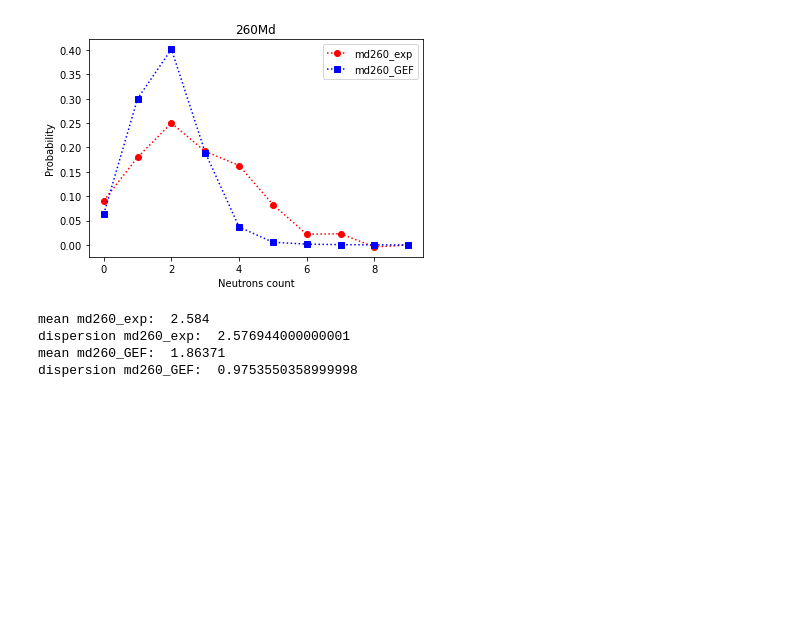
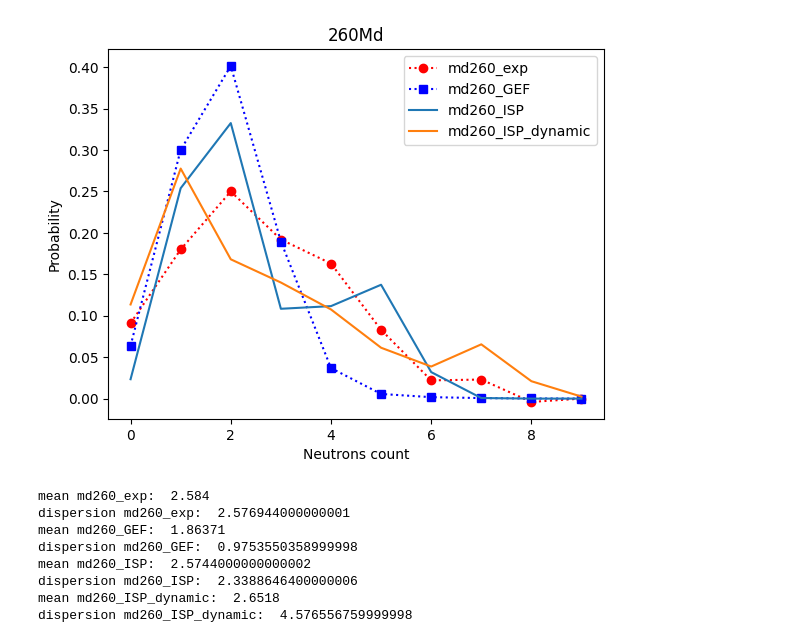
Before and after one commit to siberianisaev/NeutronBarrel, a Jupyter notebook: Python/KStest.ipynb, the cells around one changed output. Drawn from its saved outputs; the diff is of its cells as text; code cells hidden in the pictures; blank space fills up the shorter version.

```diff
--- a/Python/KStest.ipynb
+++ b/Python/KStest.ipynb
@@ -503,36 +519,58 @@ md260_GEF  = np.array([0.06377,
 md260_ISP  = np.array(
     [
         0.0234,
         0.2539,
         0.3325,
         0.1084,
         0.1116,
         0.1374,
         0.032,
         7e-4,
+        0,
         0
+    ]
+)
+md260_ISP_dynamic  = np.array(
+    [
+        0.1136,
+        0.2776,
+        0.1681,
+        0.1401,
+        0.1076,
+        0.0614,
+        0.0387,
+        0.0655,
+        0.0210,
+        0.0024
     ]
 )
 
 xx = list(range(0, 10))
 plt.plot(xx,md260_exp,'ro:',label='md260_exp')
 plt.plot(xx,md260_GEF,'bs:',label='md260_GEF') # 1.86+/-0.04 ; std 0.987
-plt.plot(xx,md260_ISP,label='md260_ISP') #
+plt.plot(xx,md260_ISP,label='md260_ISP')
+plt.plot(xx,md260_ISP_dynamic,label='md260_ISP_dynamic')
 plt.legend()
 plt.title('260Md')
 plt.xlabel('Neutrons count')
 plt.ylabel('Probability')
 plt.show()
 
 print("mean md260_exp: ", mean_from(md260_exp))
 print("dispersion md260_exp: ", dispersion_from(md260_exp))
 print("mean md260_GEF: ", mean_from(md260_GEF))
 print("dispersion md260_GEF: ", dispersion_from(md260_GEF))
 print("mean md260_ISP: ", mean_from(md260_ISP))
 print("dispersion md260_ISP: ", dispersion_from(md260_ISP))
+print("mean md260_ISP_dynamic: ", mean_from(md260_ISP_dynamic))
+print("dispersion md260_ISP_dynamic: ", dispersion_from(md260_ISP_dynamic))
 # %% [output]
-[figure, old version]
+[figure, new version]
 mean md260_exp:  2.584
 dispersion md260_exp:  2.576944000000001
 mean md260_GEF:  1.86371
 dispersion md260_GEF:  0.9753550358999998
+mean md260_ISP:  2.5744000000000002
+dispersion md260_ISP:  2.3388646400000006
+mean md260_ISP_dynamic:  2.6518
+dispersion md260_ISP_dynamic:  4.576556759999998
```
Also changed, not shown: parts of 6 cells of this notebook.
